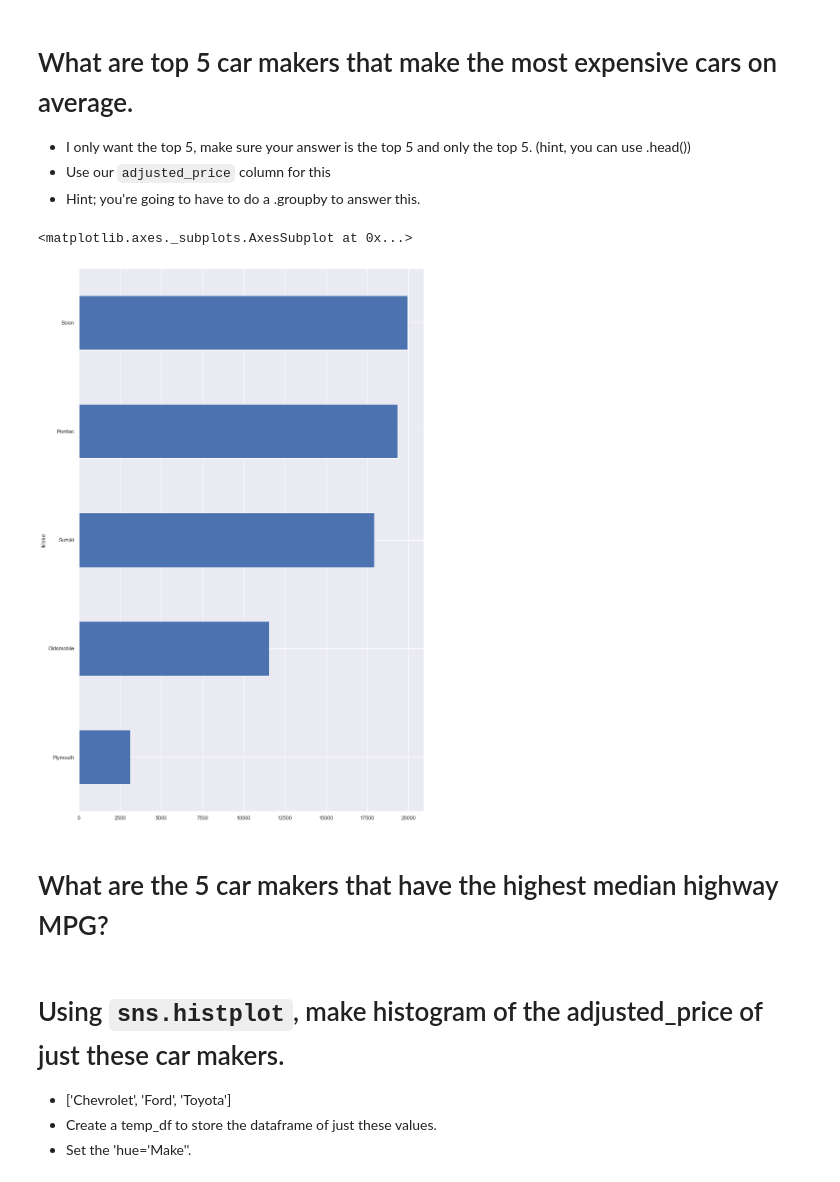
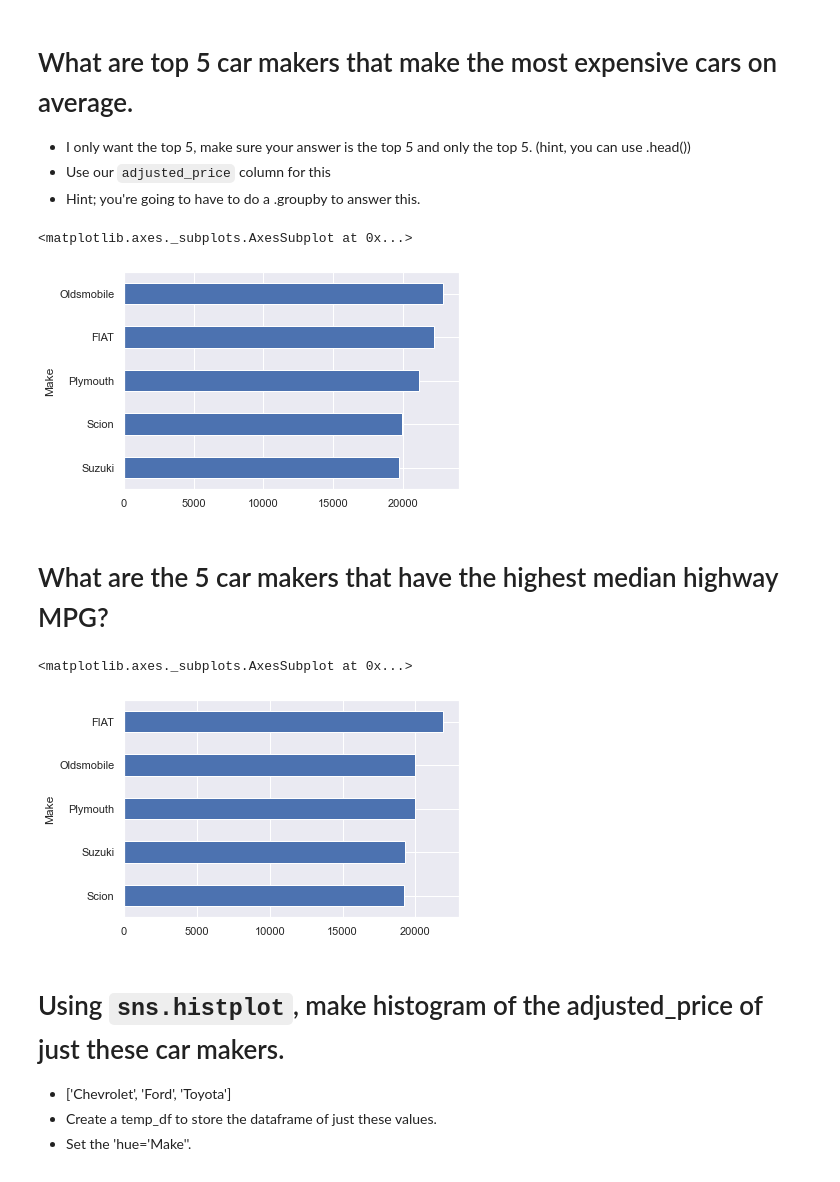
Before and after one commit to NeneWang/2022-fall-data-science, a Jupyter notebook: Week-02-EDA/Exercise-EDA.ipynb, the cells around one changed output. Saved outputs shown, nothing was run; the diff lists cells and outputs as text; code cells hidden in the pictures.

```diff
--- a/Week-02-EDA/Exercise-EDA.ipynb
+++ b/Week-02-EDA/Exercise-EDA.ipynb
@@ -238,11 +238,11 @@ average_MSRP.plot(kind='line', figsize=(8,5))
 # %%
 # What are the top 5 car makers make the most expensive cars on average.
 
 gb = df.groupby('Make')
-count_makes = gb['MSRP'].mean().sort_values()
-count_makes[:5].plot(kind='barh', figsize=(13,21))
+count_makes = gb['adjusted_price'].mean().sort_values()
+count_makes[:5].plot(kind='barh')
 # %% [output]
 <matplotlib.axes._subplots.AxesSubplot at 0x...>
-[figure, old version]
+[figure, new version]
 # %% [markdown]
 # What are the 5 car makers that have the highest median highway MPG?
@@ -249,5 +251,13 @@ count_makes[:5].plot(kind='barh', figsize=(13,21))
 # %%
 # Which car makers have the highest median highway MPG?
+
+
+gb = df.groupby('Make')
+count_makes = gb['adjusted_price'].median().sort_values()
+count_makes[:5].plot(kind='barh')
+# %% [output]
+<matplotlib.axes._subplots.AxesSubplot at 0x...>
+[figure, added]
 # %% [markdown]
 # Using `sns.histplot`, make histogram of the adjusted_price of just these car makers.
 * ['Chevrolet', 'Ford', 'Toyota']
```
Also changed, not shown: parts of 35 cells of this notebook, 1 other file.
